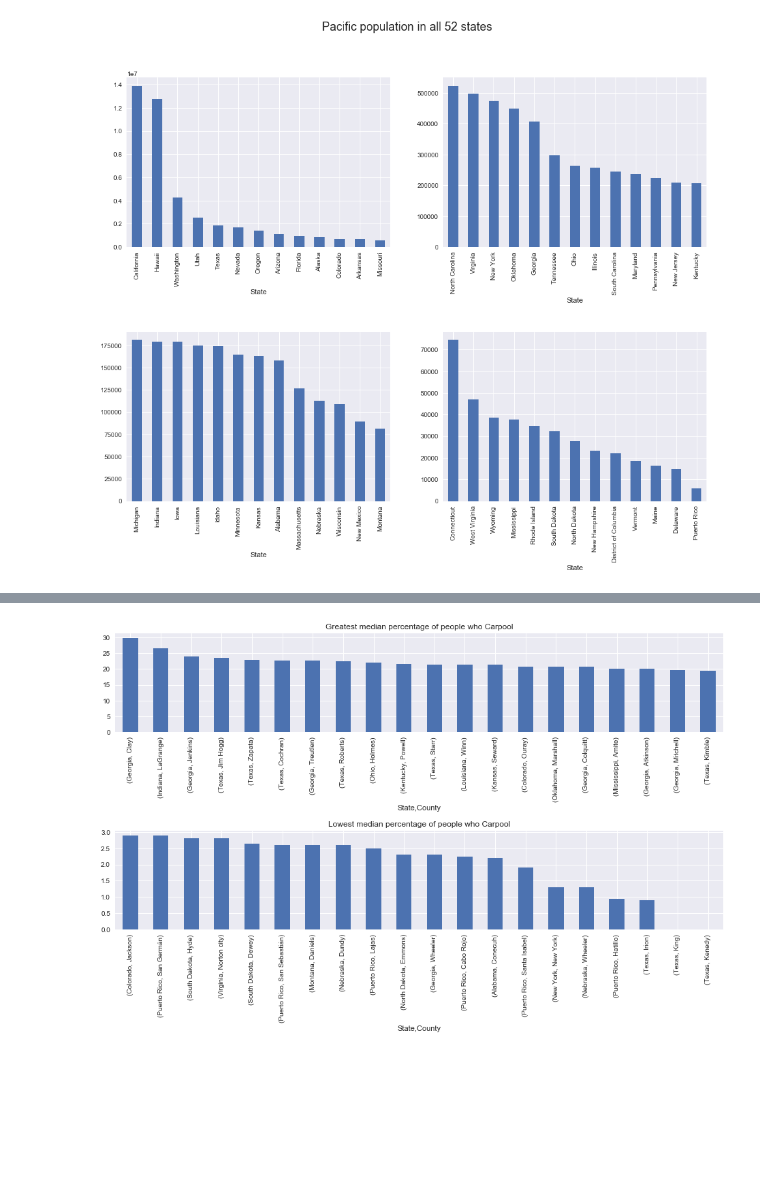
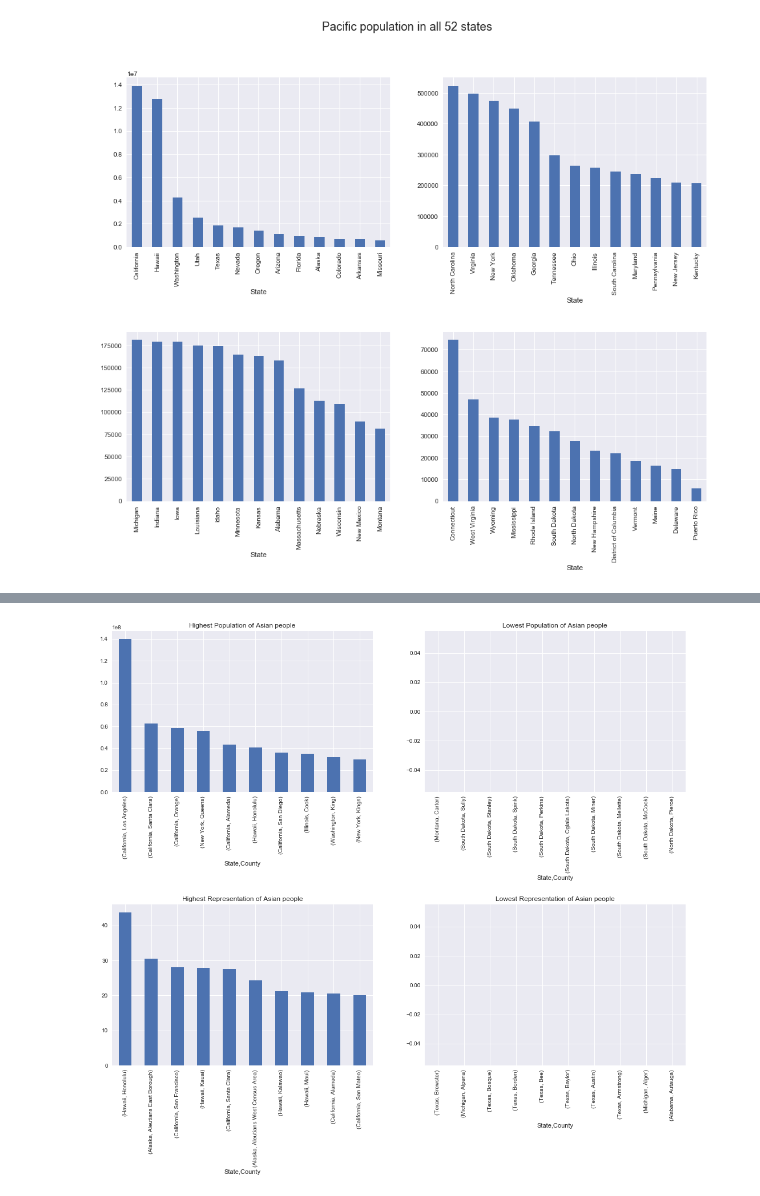
Before and after one commit to pstetz/Kaggle, a Jupyter notebook: in_progress/census/race_focus.ipynb, the cells around one changed output, grey strips where cells are left out. Saved outputs shown, nothing was run; the diff lists cells and outputs as text; code cells hidden in the pictures; blank space fills up the shorter version.

Commit message:
rep and pop of race in counties

```diff
--- a/in_progress/census/race_focus.ipynb
+++ b/in_progress/census/race_focus.ipynb
@@ -40,3 +42,5 @@ Columns Index(['CensusTract', 'State', 'County', 'TotalPop', 'Men', 'Women',
+# %%
+census = census.drop(census[census.TotalPop == 0].index)
 # %% [markdown]
 ### Race representation by state
 # %%
@@ -65,12 +73,17 @@ _ = race_pops.tail(13).plot(kind="bar", ax=axarr[1,1])
 # %%
 races = ['Hispanic', 'White', 'Black', 'Native', 'Asian', 'Pacific']
-race = races[3]
+race = races[4]
 
-fig, axarr = plt.subplots(2, 1, figsize=(14,6))
+fig, axarr = plt.subplots(2, 2, figsize=(18,14))
+fig.subplots_adjust(hspace=0.7)
 
-county_income = census.groupby(["State", "County"])["Income"].median().sort_values(ascending=False)
+race_pops = census.groupby(["State", "County"])[race + "_pop"].sum().sort_values(ascending=False)
+race_reps = census.groupby(["State", "County"])[race].median().sort_values(ascending=False)
 
-county_income.head(10).plot(kind="bar", title="Richest Income Counties", ax=axarr[1][0])
-_ = county_income.tail(10).plot(kind="bar", title="Poorest Income Counties", ax=axarr[1][1])
+race_pops.head(10).plot(kind="bar", title="Highest Population of {} people".format(race), ax=axarr[0][0])
+race_pops.tail(10).plot(kind="bar", title="Lowest Population of {} people".format(race), ax=axarr[0][1])
+
+race_reps.head(10).plot(kind="bar", title="Highest Representation of {} people".format(race), ax=axarr[1][0])
+_ = race_reps.tail(10).plot(kind="bar", title="Lowest Representation of {} people".format(race), ax=axarr[1][1])
 # %% [output]
-[figure, old version]
+[figure, new version]
```
Also changed, not shown: parts of 3 cells of this notebook.
